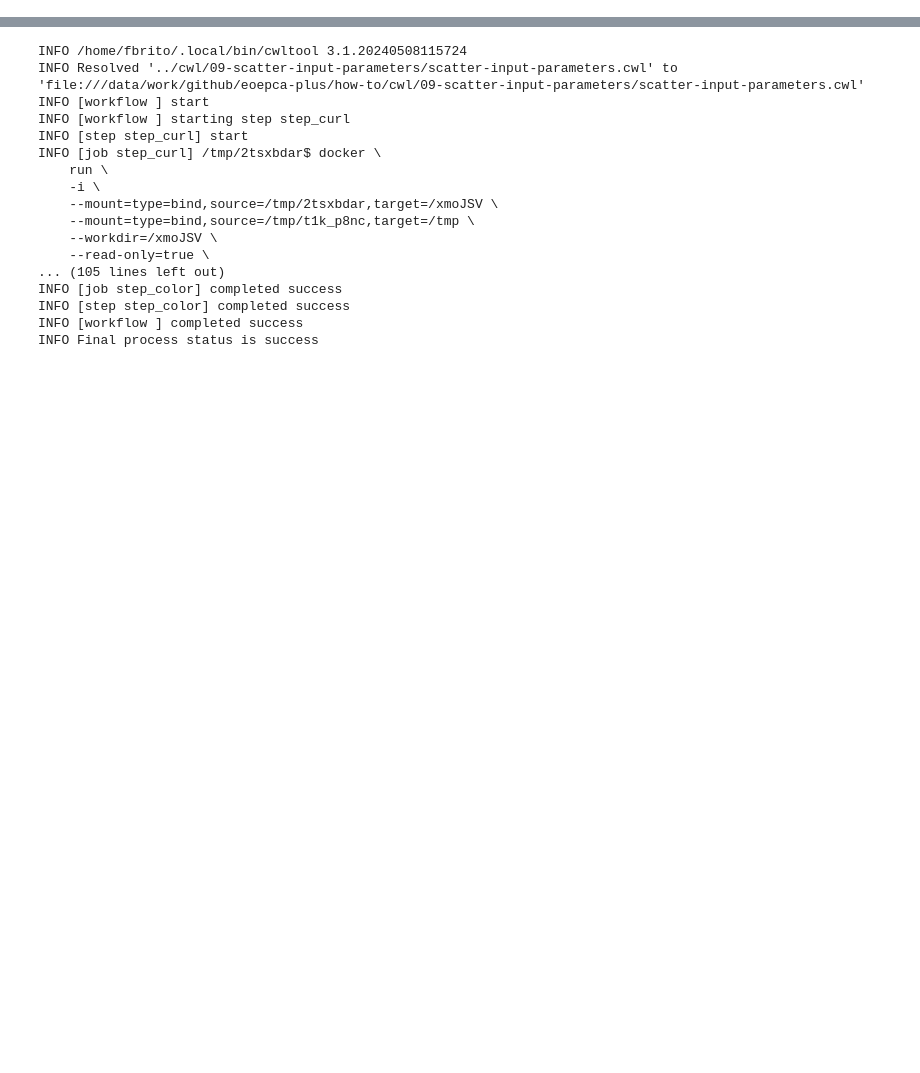
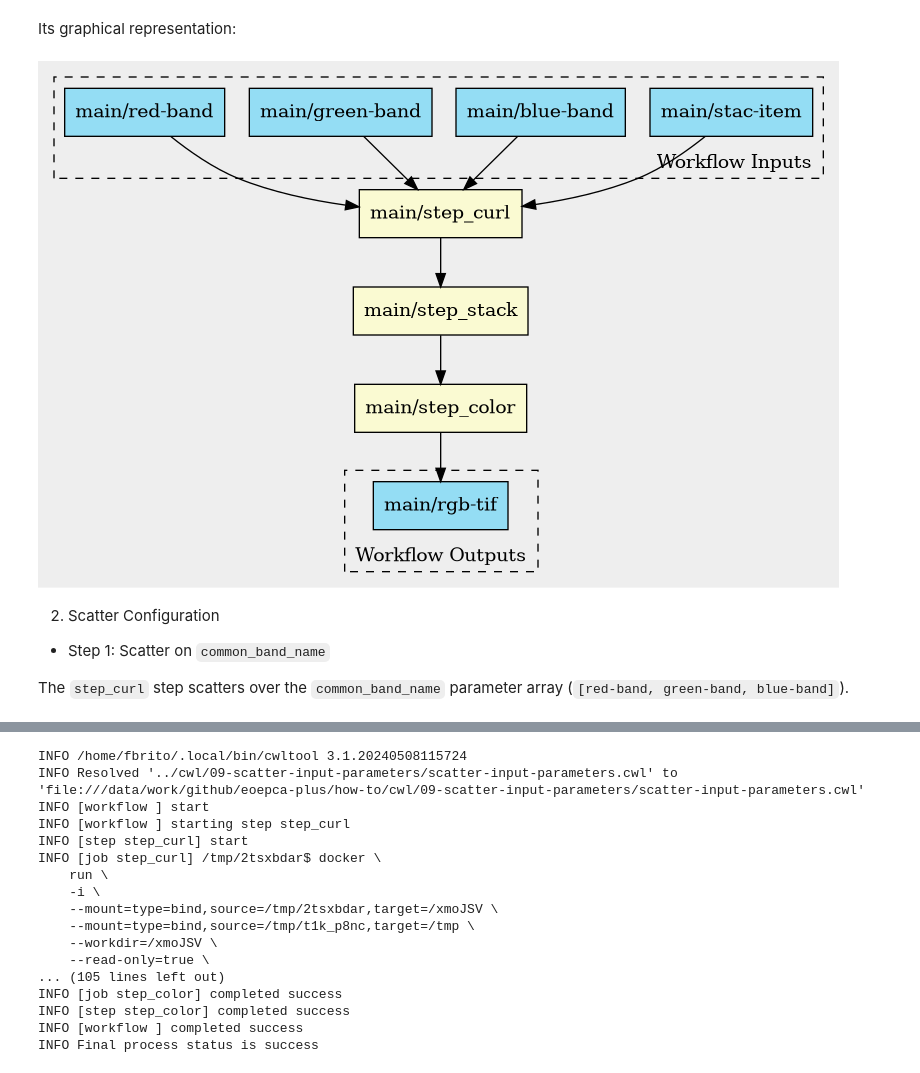
Before and after one commit to eoap/how-to, a Jupyter notebook: docs/scatter-input-parameters.ipynb, the cells around one changed output, grey strips where cells are left out. Cells and saved outputs as stored; diff of their text form; code cells hidden in the pictures; blank space fills up the shorter version.

```diff
--- a/docs/scatter-input-parameters.ipynb
+++ b/docs/scatter-input-parameters.ipynb
@@ -0,0 +17,4 @@
+# %%
+cwl_file="../cwl/09-scatter-input-parameters/scatter-input-parameters.cwl"
+
+echo {} | yq -e '{"requirements": {"ScatterFeatureRequirement": {}}}' -
@@ -0,0 +89,12 @@
+# %% [markdown]
+Its graphical representation:
+# %%
+cwltool --print-dot $cwl_file 2> /dev/null | dot -Tpng | display
+# %% [output]
+[figure, added]
+# %% [markdown]
+2. Scatter Configuration
+
+* Step 1: Scatter on `common_band_name`
+
+The `step_curl` step scatters over the `common_band_name` parameter array (`[red-band, green-band, blue-band]`).
```
Also changed, not shown: parts of 19 cells of this notebook, 5 other files.
